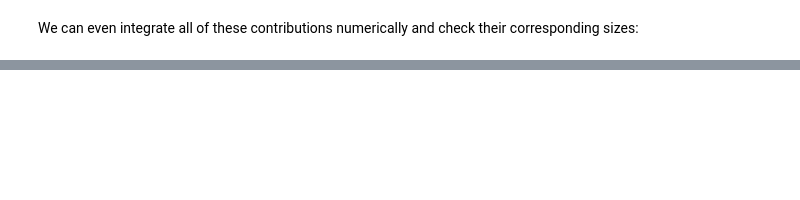
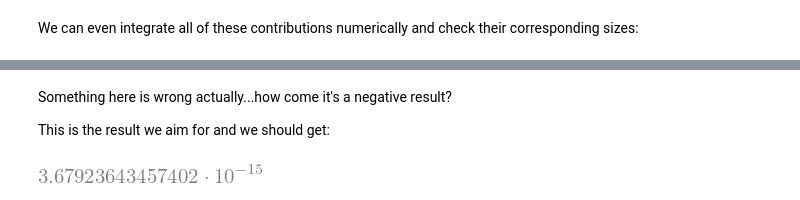
Before and after one commit to armankorajac/finite-width-lepton-colliders, a Jupyter notebook: finite-width.ipynb, the cells around one changed output, grey strips where cells are left out. Cells and saved outputs as stored; diff of their text form; code cells hidden in the pictures; blank space fills up the shorter version.

```diff
--- a/finite-width.ipynb
+++ b/finite-width.ipynb
@@ -914,0 +980,8 @@ Integrated contribution of tau^3*log(tau): -1.0144242687351168e-13
+# %% [markdown]
+Something here is wrong actually...how come it's a negative result?
+
+This is the result we aim for and we should get:
+# %%
+xsecHadronicBW(MZpExample, g4Example1)
+# %% [output]
+[figure, added]
```
Also changed, not shown: parts of 20 cells of this notebook.
